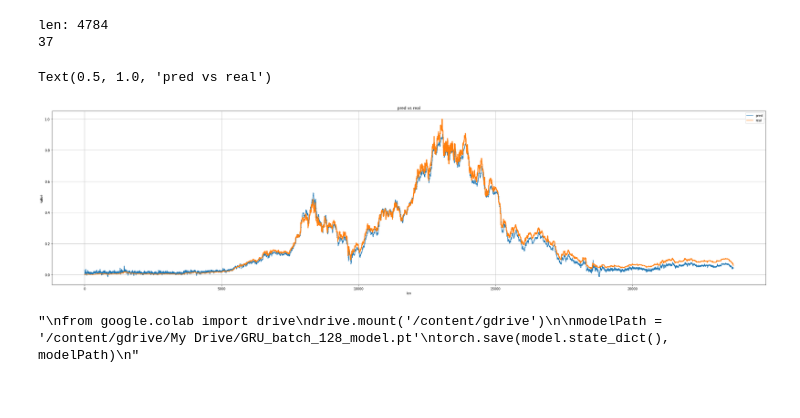
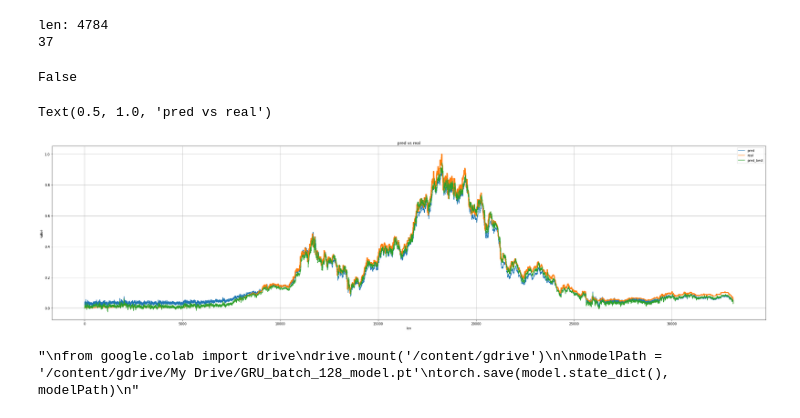
Before and after one commit to cjssla1/projectJucker, a Jupyter notebook: Code/김경중/GRU/GRU_Finance.ipynb, the cells around one changed output. Saved outputs shown, nothing was run; the diff lists cells and outputs as text; code cells hidden in the pictures.

Commit message:
hidden 32 layer 1 dropout 0.3 lr 0.001 epoch 30 xy 7 batch Best model save logic

```diff
--- a/Code/김경중/GRU/GRU_Finance.ipynb
+++ b/Code/김경중/GRU/GRU_Finance.ipynb
@@ -94,8 +95,8 @@ class StockDataset(Dataset):
                     break
                 ddu.append(du[c][0])
 
-        self.data['dollar'] = df_dollar[['Open']]
-        self.data['kospi'] = df_kospi[['Open']]
+        self.data['dollar'] = df_dollar[['Close']]
+        self.data['kospi'] = df_kospi[['Close']]
         self.data['oil'] = pd.DataFrame(data=ddu, index=self.data.index, columns=['oil'])
         self.data['gold'] = pd.DataFrame(data=gold, index=df_gold.index, columns=['gold'])
         print('len:',len(self.data.index))
@@ -271,5 +276,5 @@ args.device = 'cuda' if torch.cuda.is_available() else 'cpu'
 args.symbol = ['005930','000660','035420','051910','068270','005380','035720','006400','051900','012330',
                '017670','036570','000270','005490','105560','034730','066570','003550','015760']#,'032830']
 args.batch_size = 128
-args.x_frames = 5
-args.y_frames = 5
+args.x_frames = 7
+args.y_frames = 7
@@ -288,17 +302,17 @@ args.use_bn = True
 # ====== Optimizer & Training ====== #
 args.optim = 'Adam' #'RMSprop' #SGD, RMSprop, ADAM...
 args.lr = 0.001
-args.epoch = 50
+args.epoch = 30
 
 
 model = GRU(args.input_dim, args.hid_dim, args.y_frames, args.n_layers, args.batch_size, args.dropout, args.use_bn)
-
-
+best_model = GRU(args.input_dim, args.hid_dim, args.y_frames, args.n_layers, args.batch_size, args.dropout, args.use_bn)
+min_val = 100
 print(args)
 
 valset = StockDataset('028050', args.x_frames,args.y_frames,(2011,1,1), (2020,1,1))
 
 for sb in args.symbol:
     trainset = StockDataset(sb, args.x_frames,args.y_frames,(2011,1,1), (2020,1,1))
-    setting, result = experiment(trainset, valset, model,deepcopy(args))
+    setting, result,min_val = experiment(trainset, valset, model,deepcopy(args),min_val)
 # %% [output]
@@ -344,23 +358,43 @@ for i, (X,y) in enumerate(testloader):
     y_true = y_true.cpu().detach().numpy()
     result.extend(y_pred)
     result2.extend(y_true)
+# %%
+best_model.load_state_dict(torch.load('/content/gdrive/My Drive/GRU_Best_model.pt'))
+best_model.to(args.device)
+result3 = []
+for i, (X,y) in enumerate(testloader):
+
+    best_model.eval()
+    X = X.transpose(0, 1).float().to(args.device)
+    y_true = y[:, :, 3].float().to(args.device)
+
+    y_pred = best_model(X)
+    y_pred = y_pred.view(-1)
+    y_true = y_true.view(-1)
+    y_pred = y_pred.cpu().detach().numpy()
+    result3.extend(y_pred)
+# %%
+model == best_model
+# %% [output]
+False
 # %%
 fig = plt.figure(figsize=(40,10))
 xl = [n for n in range(1,len(result)+1)]
 
 
 # ====== test plot ====== #
 ax = fig.add_subplot(1, 1, 1)
 ax.plot(xl, result,  label='pred')
 ax.plot(xl, result2,  label='real')
+ax.plot(xl, result3,  label='pred_best')
 ax.set_xlabel('len')
 ax.set_ylabel('value')
 ax.grid()
 ax.legend()
 ax.set_title('pred vs real')
 # %% [output]
 Text(0.5, 1.0, 'pred vs real')
-[figure, old version]
+[figure, new version]
 # %%
 '''
 from google.colab import drive
```
Also changed, not shown: parts of 4 cells of this notebook.
